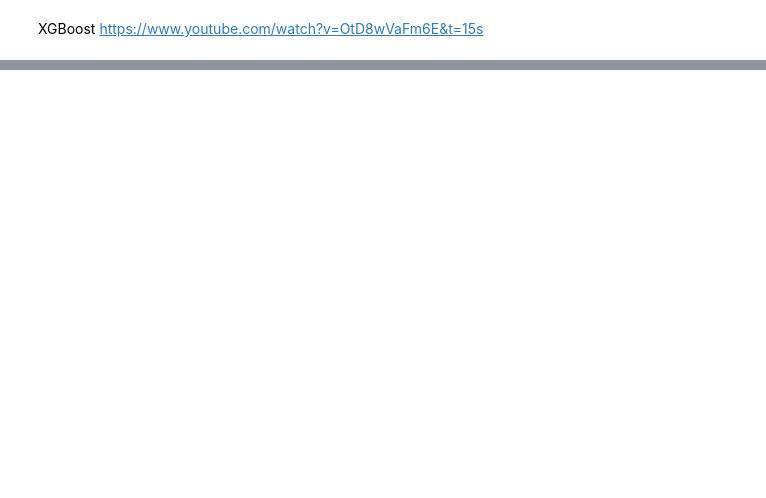
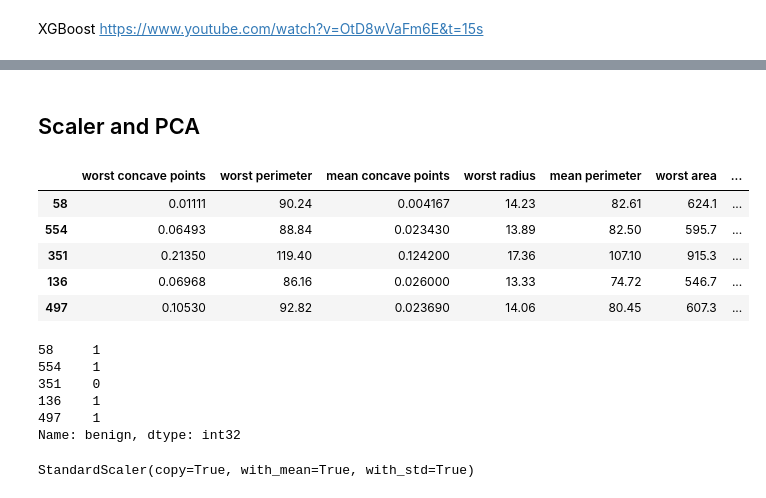
Before and after one commit to ridhoaryo/materi_flask, a Jupyter notebook: Materi_Boosting_And_PCA.ipynb, the cells around one changed output, grey strips where cells are left out. Drawn from its saved outputs; the diff is of its cells as text; code cells hidden in the pictures; blank space fills up the shorter version.

```diff
--- a/Materi_Boosting_And_PCA.ipynb
+++ b/Materi_Boosting_And_PCA.ipynb
@@ -847,0 +859,25 @@ https://www.youtube.com/watch?v=OtD8wVaFm6E&t=15s
+# %% [markdown]
+## Scaler and PCA
+# %%
+X_train.head()
+# %% [output]
+|  | worst concave points | worst perimeter | mean concave points | worst radius | mean perimeter | worst area | ... |
+| 58 | 0.01111 | 90.24 | 0.004167 | 14.23 | 82.61 | 624.1 | ... |
+| 554 | 0.06493 | 88.84 | 0.023430 | 13.89 | 82.50 | 595.7 | ... |
+| 351 | 0.21350 | 119.40 | 0.124200 | 17.36 | 107.10 | 915.3 | ... |
+| 136 | 0.06968 | 86.16 | 0.026000 | 13.33 | 74.72 | 546.7 | ... |
+| 497 | 0.10530 | 92.82 | 0.023690 | 14.06 | 80.45 | 607.3 | ... |
+# %%
+y_train.head()
+# %% [output]
+58     1
+554    1
+351    0
+136    1
+497    1
+Name: benign, dtype: int32
+# %%
+scaler = StandardScaler()
+scaler.fit(X_train)
+# %% [output]
+StandardScaler(copy=True, with_mean=True, with_std=True)
```
Also changed, not shown: parts of 33 cells of this notebook.
